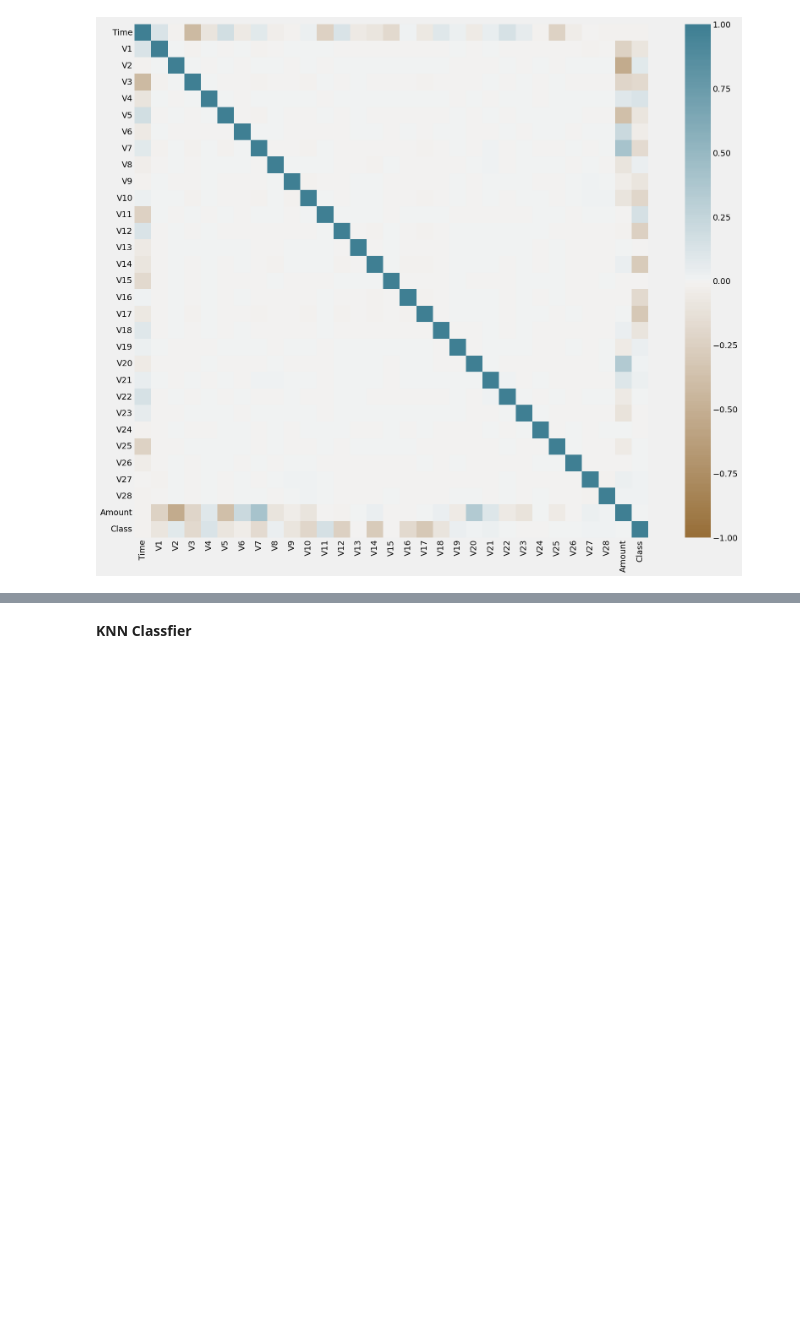
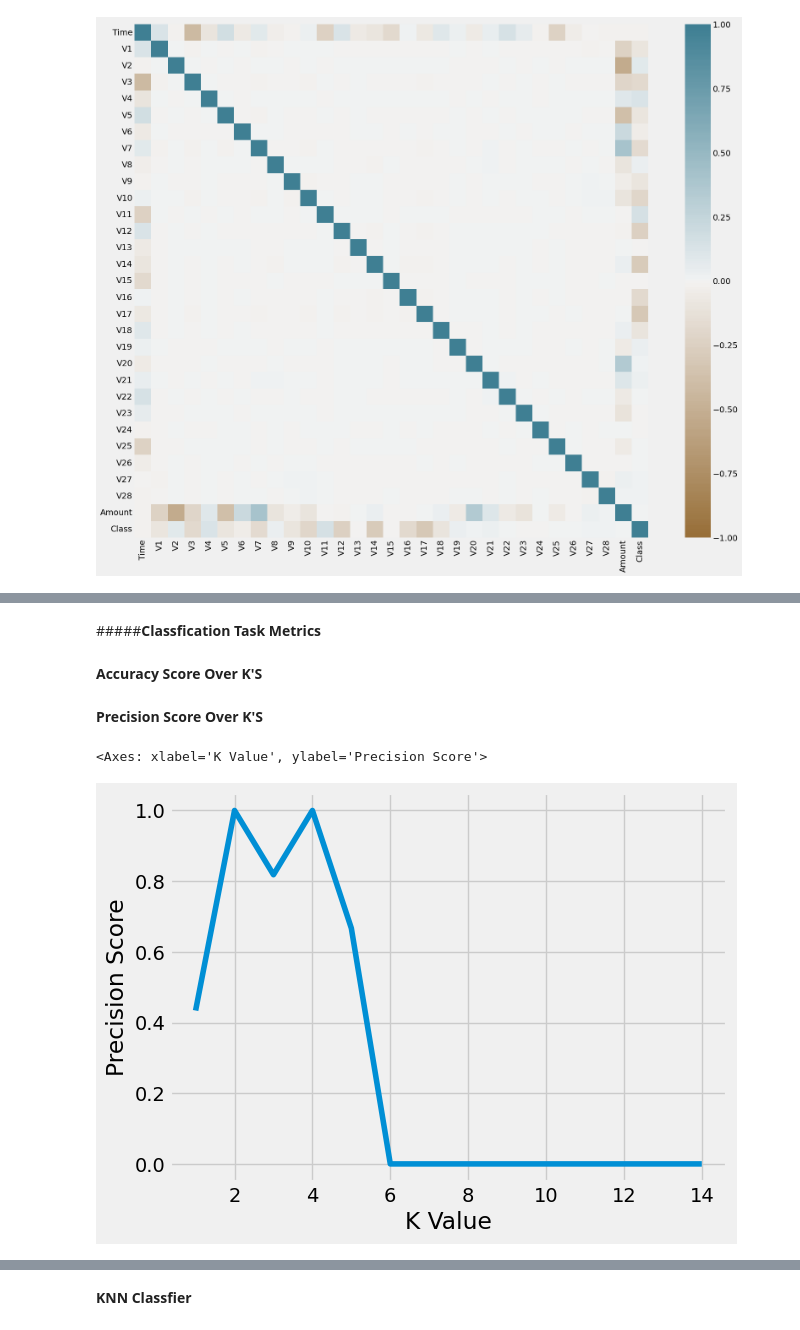
Before and after one commit to ZiadMAlsawy/ML_Project, a Jupyter notebook: Task_2.ipynb, the cells around one changed output, grey strips where cells are left out. Saved outputs shown, nothing was run; the diff lists cells and outputs as text; code cells hidden in the pictures; blank space fills up the shorter version.

```diff
--- a/Task_2.ipynb
+++ b/Task_2.ipynb
@@ -18,7 +19,7 @@ plt.style.use("fivethirtyeight")
 # %% [markdown]
 ## **Obtain the Data Set**
 # %%
-creditCard = pd.read_csv('creditcard.csv')
+creditCard = pd.read_csv('/content/drive/MyDrive/CSAI 253 Data Sets/creditcard.csv')
 # %%
 creditCard.shape
 # %% [output]
@@ -205,0 +210,5 @@ ax = sns.heatmap(
+# %%
+X = creditCard.drop('Class', axis=1)
+y = creditCard['Class']
+
+X_train, X_test, y_train, y_test = train_test_split(X, y, test_size=0.33, random_state=42)
@@ -205,0 +217,36 @@ ax = sns.heatmap(
+# %%
+accuracy_score_K = []
+confusion_matrix_K = []
+precision_score_K = []
+recall_score_K = []
+f1_score_K = []
+classification_report_K = []
+auc_K = []
+roc_curve_K = []
+
+for k in range(1,15):
+  knn = KNeighborsClassifier(n_neighbors=k)
+  knn.fit(X_train,y_train)
+  y_pred = knn.predict(X_test)
+  accuracy_score_K.append(accuracy_score(y_test, y_pred))
+  confusion_matrix_K.append(confusion_matrix(y_test, y_pred))
+  precision_score_K.append(precision_score(y_test, y_pred))
+  recall_score_K.append(recall_score(y_test, y_pred))
+  f1_score_K.append(f1_score(y_test, y_pred))
+  classification_report_K.append(classification_report(y_test, y_pred))
+  # auc_K.append(auc(y_test, y_pred))
+  # roc_curve_K.append(roc_curve(y_test, y_pred))
+# %%
+KNN_Imbalnced_Results = pd.DataFrame({
+    'K Value' : range(1,15),
+    'Accuracy Score' : accuracy_score_K,
+    'Confusion Matrix' : confusion_matrix_K,
+    'Precision Score' : precision_score_K,
+    'Recall Score' : recall_score_K,
+    'F1 Score' : f1_score_K,
+    'Classification Report' : classification_report_K,
+})
+# %% [markdown]
+#####**Classfication Task Metrics**
+# %% [markdown]
+**Accuracy Score Over K'S**
@@ -205,0 +255,7 @@ ax = sns.heatmap(
+# %% [markdown]
+**Precision Score Over K'S**
+# %%
+sns.lineplot(x="K Value", y="Precision Score", data=KNN_Imbalnced_Results)
+# %% [output]
+<Axes: xlabel='K Value', ylabel='Precision Score'>
+[figure, added]
```
Also changed, not shown: parts of 29 cells of this notebook.
